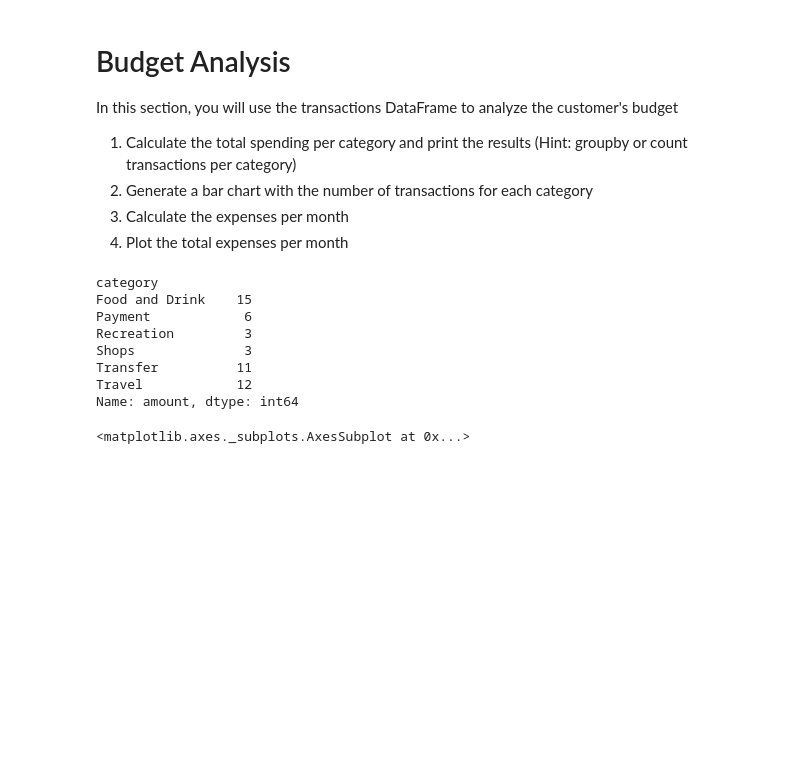
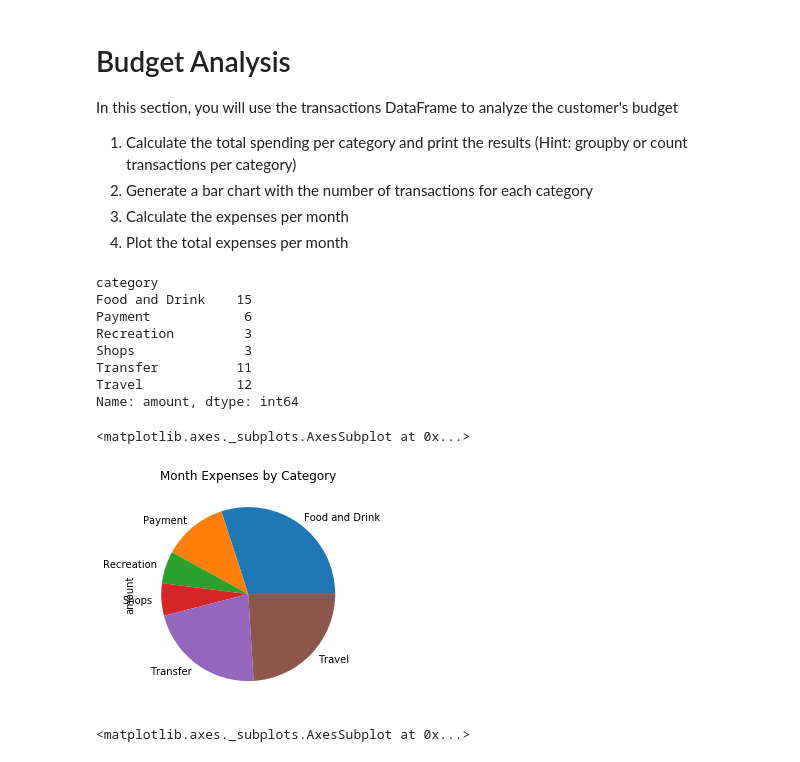
Before and after one commit to CPix18/MyFinTechRepo, a Jupyter notebook: HW4- API/Instructions/Starter_Code/account_summary.ipynb, the cells around one changed output. Saved outputs shown, nothing was run; the diff lists cells and outputs as text; code cells hidden in the pictures; blank space fills up the shorter version.

```diff
--- a/HW4- API/Instructions/Starter_Code/account_summary.ipynb
+++ b/HW4- API/Instructions/Starter_Code/account_summary.ipynb
@@ -224,6 +222,11 @@ Shops              3
 Transfer          11
 Travel            12
 Name: amount, dtype: int64
+# %%
+totals_df.plot.pie(title = "Month Expenses by Category")
+# %% [output]
+<matplotlib.axes._subplots.AxesSubplot at 0x...>
+[figure, added]
 # %%
 totals_df.plot.bar(title = "Month Expenses by Category")
 # %% [output]
```
Also changed, not shown: parts of 6 cells of this notebook, 8 other files.
